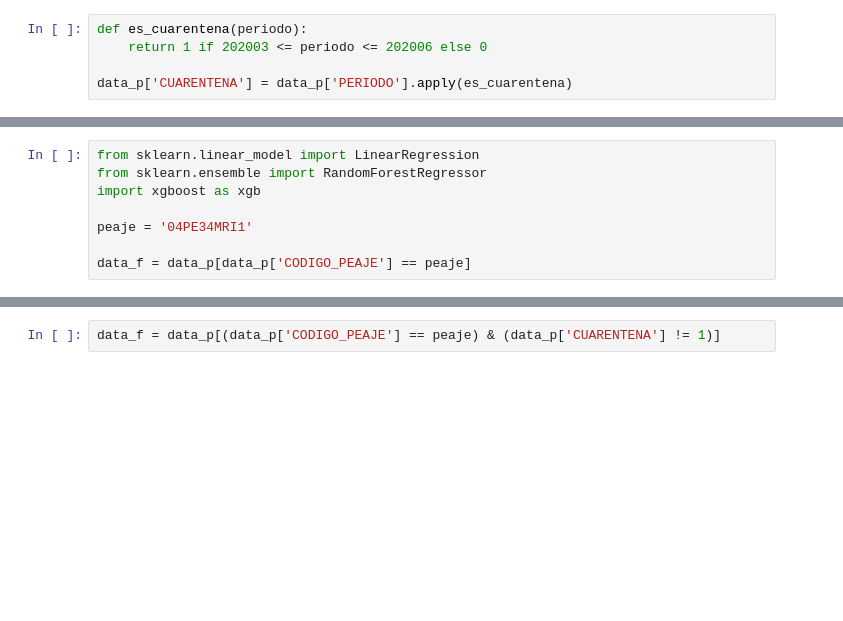
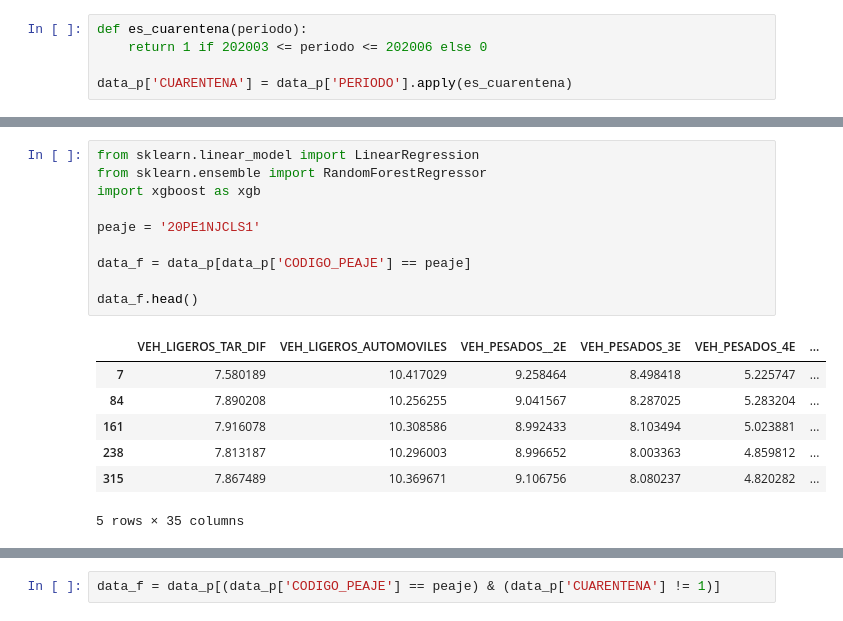
Before and after one commit to jchiroques/MIA_G01_ML_TF_PEAJES, a Jupyter notebook: Notebooks/03_Modelo.ipynb, the cells around one changed output, grey strips where cells are left out. Saved outputs shown, nothing was run; the diff lists cells and outputs as text; blank space fills up the shorter version.

```diff
--- a/Notebooks/03_Modelo.ipynb
+++ b/Notebooks/03_Modelo.ipynb
@@ -77,9 +88,19 @@ array(['22PE5NACS1', '04PE1SCAM1', '21PE3SCRO1', '12PE3NCRA1',
 # %%
 from sklearn.linear_model import LinearRegression
 from sklearn.ensemble import RandomForestRegressor
 import xgboost as xgb
 
-peaje = '04PE34MRI1'
+peaje = '20PE1NJCLS1'
 
 data_f = data_p[data_p['CODIGO_PEAJE'] == peaje]
+
+data_f.head()
+# %% [output]
+|  | VEH_LIGEROS_TAR_DIF | VEH_LIGEROS_AUTOMOVILES | VEH_PESADOS__2E | VEH_PESADOS_3E | VEH_PESADOS_4E | ... |
+| 7 | 7.580189 | 10.417029 | 9.258464 | 8.498418 | 5.225747 | ... |
+| 84 | 7.890208 | 10.256255 | 9.041567 | 8.287025 | 5.283204 | ... |
+| 161 | 7.916078 | 10.308586 | 8.992433 | 8.103494 | 5.023881 | ... |
+| 238 | 7.813187 | 10.296003 | 8.996652 | 8.003363 | 4.859812 | ... |
+| 315 | 7.867489 | 10.369671 | 9.106756 | 8.080237 | 4.820282 | ... |
+5 rows × 35 columns
 # %%
```
Also changed, not shown: parts of 8 cells of this notebook, 1 other file.
